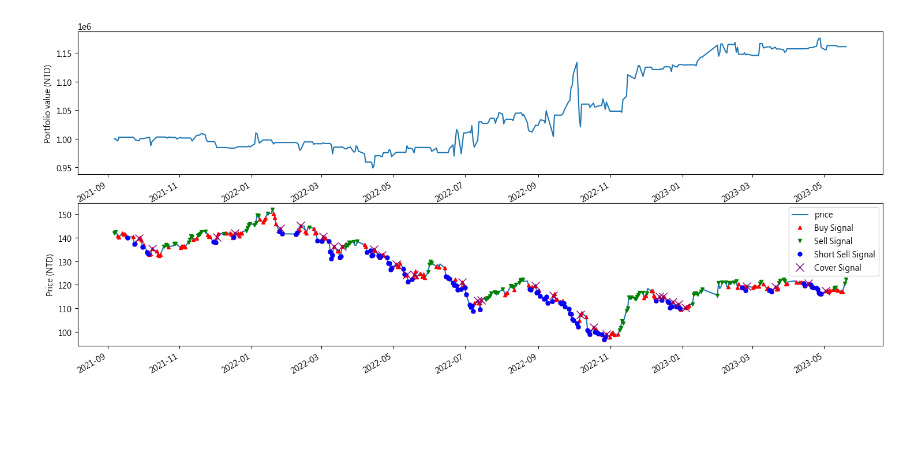
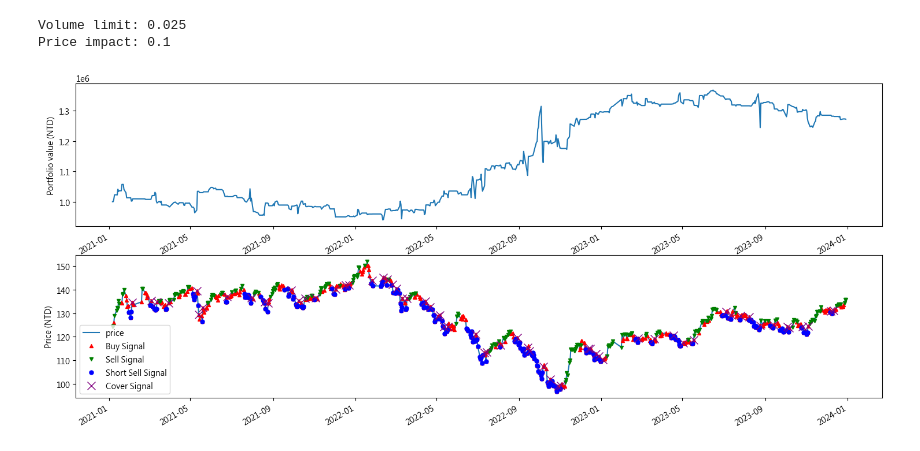
Before and after one commit to appledata9641/fin_data, a Jupyter notebook: 順勢交易.ipynb, the cells around one changed output. Cells and saved outputs as stored; diff of their text form; code cells hidden in the pictures; blank space fills up the shorter version.

```diff
--- a/順勢交易.ipynb
+++ b/順勢交易.ipynb
@@ -82,3 +86,34 @@ from zipline.sources.TEJ_Api_Data import (get_Treasury_Return,
 import pyfolio as pf
 
 plt.rcParams['axes.unicode_minus'] = False
+# %%
+from zipline.api import order, record, symbol, set_slippage, set_commission, attach_pipeline, pipeline_output
+from zipline.pipeline import Pipeline
+from zipline.pipeline.data import EquityPricing
+from zipline.pipeline.factors import CustomFactor, ExponentialWeightedMovingAverage, BollingerBands
+from zipline.finance import slippage, commission
+import numpy as np
+
+# 自定义因子: N天内最高价
+class NdaysMaxHigh(CustomFactor):
+    inputs = [EquityPricing.high]
+    window_length = 5
+    def compute(self, today, assets, out, highs):
+        out[:] = np.nanmax(highs[:-1], axis=0)
+
+# 自定义因子: N天内最低价
+class NdaysMinLow(CustomFactor):
+    inputs = [EquityPricing.low]
+    window_length = 5
+    def compute(self, today, assets, out, lows):
+        out[:] = np.nanmin(lows[:-1], axis=0)
+
+# 自定义KDJ
+class FastStochasticOscillator(CustomFactor):
+    inputs = [EquityPricing.close, EquityPricing.low, EquityPricing.high]
+    window_length = 10
+
+    def compute(self, today, assets, out, closes, lows, highs):
+        lowest_lows = np.nanmin(lows, axis=0)
+        highest_highs = np.nanmax(highs, axis=0)
+        out[:] = 100 * (closes[-1] - lowest_lows) / (highest_highs - lowest_lows)
@@ -85 +163,13 @@ plt.rcParams['axes.unicode_minus'] = False
+# %%
+from zipline.finance.slippage import VolumeShareSlippage
+
+# 创建一个默认的 VolumeShareSlippage 实例
+default_slippage = VolumeShareSlippage()
+
+# 打印默认参数
+print("Volume limit:", default_slippage.volume_limit)
+print("Price impact:", default_slippage.price_impact)
+# %% [output]
+Volume limit: 0.025
+Price impact: 0.1
 # %%
@@ -302,18 +322,18 @@ def analyze(context, perf):
 # %%
 from zipline import run_algorithm
 
 
-results = run_algorithm(start = pd.Timestamp('20210905', tz='UTC'),
-                       end = pd.Timestamp('20230520', tz='UTC'),
+results = run_algorithm(start = pd.Timestamp('20210105', tz='UTC'),
+                       end = pd.Timestamp('20231229', tz='UTC'),
                        initialize=initialize,
                        bundle='tquant',
 
                        analyze=analyze,
                        capital_base=1e6,
                        handle_data = handle_data
                       )
 # %% [output]
-[figure, old version]
+[figure, new version]
 # %%
 results # 績效與交易明細
 # %% [output]
```
Also changed, not shown: parts of 14 cells of this notebook.
